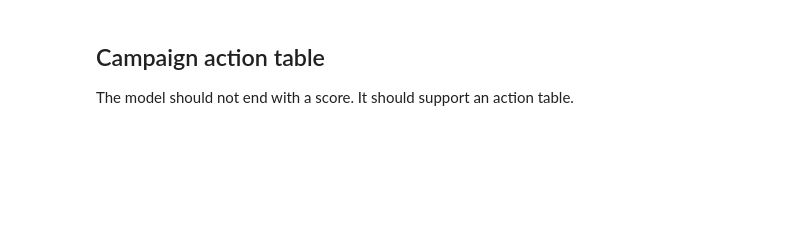
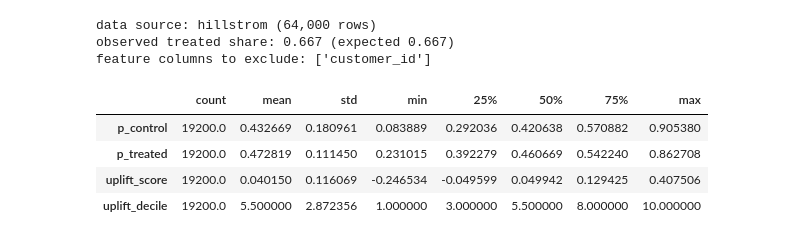
Before and after one commit to DiogoRibeiro7/causal-uplift-marketing-campaign, a Jupyter notebook: notebooks/05_qini_gain_and_policy_evaluation.ipynb, the cells around one changed output. Saved outputs shown, nothing was run; the diff lists cells and outputs as text; code cells hidden in the pictures; blank space fills up the shorter version.

```diff
--- a/notebooks/05_qini_gain_and_policy_evaluation.ipynb
+++ b/notebooks/05_qini_gain_and_policy_evaluation.ipynb
@@ -7,36 +11,57 @@ The objective is to evaluate whether the uplift model ranks customers in a usefu
+# %%
+import sys
+from pathlib import Path
+
+_ROOT = Path.cwd().parent if Path.cwd().name == "notebooks" else Path.cwd()
+if str(_ROOT / "src") not in sys.path:
+    sys.path.insert(0, str(_ROOT / "src"))
+
+import numpy as np
+import pandas as pd
+import matplotlib.pyplot as plt
+
+from uplift_marketing.notebook_utils import setup_notebook, save_figure
+from uplift_marketing.data import load_default_uplift_data
+
+config = setup_notebook()
+RANDOM_STATE = 42
+
+dataset = load_default_uplift_data(config.raw_dir, random_state=RANDOM_STATE)
+data = dataset.data
+print(f"data source: {dataset.source} ({len(data):,} rows)")
+print(f"observed treated share: {data['treatment'].mean():.3f} "
+      f"(expected {dataset.expected_treated_share:.3f})")
+print(f"feature columns to exclude: {dataset.extra_excluded}")
+# %% [output]
+data source: hillstrom (64,000 rows)
+observed treated share: 0.667 (expected 0.667)
+feature columns to exclude: ['customer_id']
 # %%
-from pathlib import Path
-import sys
-
-PROJECT_ROOT = Path.cwd().parent if Path.cwd().name == "notebooks" else Path.cwd()
-sys.path.insert(0, str(PROJECT_ROOT / "src"))
-
-import pandas as pd
-import numpy as np
-
-from uplift_marketing.data import generate_synthetic_uplift_data
-
 from sklearn.model_selection import train_test_split
 
 from uplift_marketing.features import infer_feature_spec, split_features_treatment_outcome
 from uplift_marketing.models import TLearner
 from uplift_marketing.uplift import attach_uplift_scores, make_uplift_deciles, uplift_by_group
 from uplift_marketing.evaluation import qini_curve, area_under_qini, policy_value_at_fraction
 from uplift_marketing.policy import assign_campaign_segments, campaign_action_table
 
-
-data = generate_synthetic_uplift_data(n_rows=5_000, random_state=42)
-spec = infer_feature_spec(data, extra_excluded=["customer_id", "visit"])
+spec = infer_feature_spec(data, extra_excluded=dataset.extra_excluded)
 x, treatment, y = split_features_treatment_outcome(data, spec)
 
-x_train, x_test, t_train, t_test, y_train, y_test, raw_train, raw_test = train_test_split(
-    x, treatment, y, data, test_size=0.3, random_state=42, stratify=treatment.astype(str) + "_" + y.astype(str)
+x_tr, x_te, t_tr, t_te, y_tr, y_te, raw_tr, raw_te = train_test_split(
+    x, treatment, y, data,
+    test_size=0.30,
+    random_state=RANDOM_STATE,
+    stratify=treatment.astype(str) + "_" + y.astype(str),
 )
-
-model = TLearner(spec=spec, random_state=42).fit(x_train, t_train, y_train)
-p_control, p_treated = model.predict_potential_outcomes(x_test)
-scored = attach_uplift_scores(raw_test.reset_index(drop=True), p_control=p_control, p_treated=p_treated)
+model = TLearner(spec=spec, random_state=RANDOM_STATE).fit(x_tr, t_tr, y_tr)
+p_control, p_treated = model.predict_potential_outcomes(x_te)
+scored = attach_uplift_scores(raw_te.reset_index(drop=True), p_control=p_control, p_treated=p_treated)
 scored["uplift_decile"] = make_uplift_deciles(scored)
-scored["campaign_segment"] = assign_campaign_segments(scored)
-
-uplift_by_group(scored, group_col="uplift_decile")
+scored[["p_control", "p_treated", "uplift_score", "uplift_decile"]].describe().T
+# %% [output]
+|  | count | mean | std | min | 25% | 50% | 75% | max |
+| p_control | 19200.0 | 0.432669 | 0.180961 | 0.083889 | 0.292036 | 0.420638 | 0.570882 | 0.905380 |
+| p_treated | 19200.0 | 0.472819 | 0.111450 | 0.231015 | 0.392279 | 0.460669 | 0.542240 | 0.862708 |
+| uplift_score | 19200.0 | 0.040150 | 0.116069 | -0.246534 | -0.049599 | 0.049942 | 0.129425 | 0.407506 |
+| uplift_decile | 19200.0 | 5.500000 | 2.872356 | 1.000000 | 3.000000 | 5.500000 | 8.000000 | 10.000000 |
@@ -52,4 +67,0 @@ policy_value_at_fraction(scored, fraction=0.2)
-# %% [markdown]
-## Campaign action table
-
-The model should not end with a score. It should support an action table.
```
Also changed, not shown: parts of 17 cells of this notebook, 18 other files.
